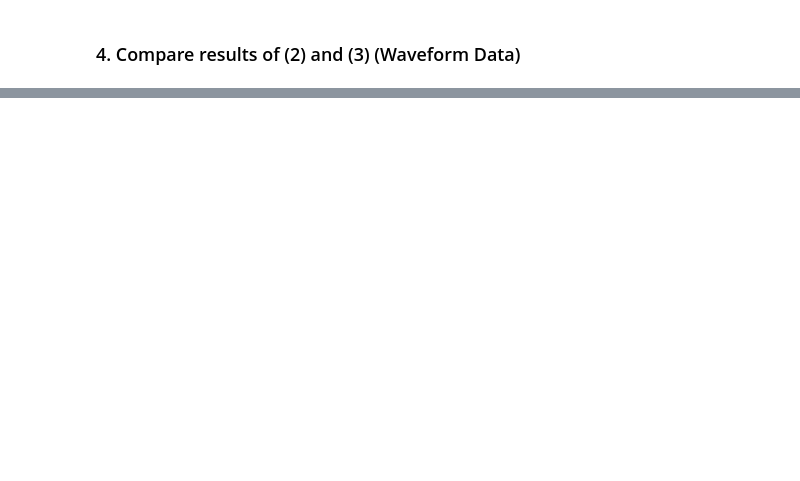
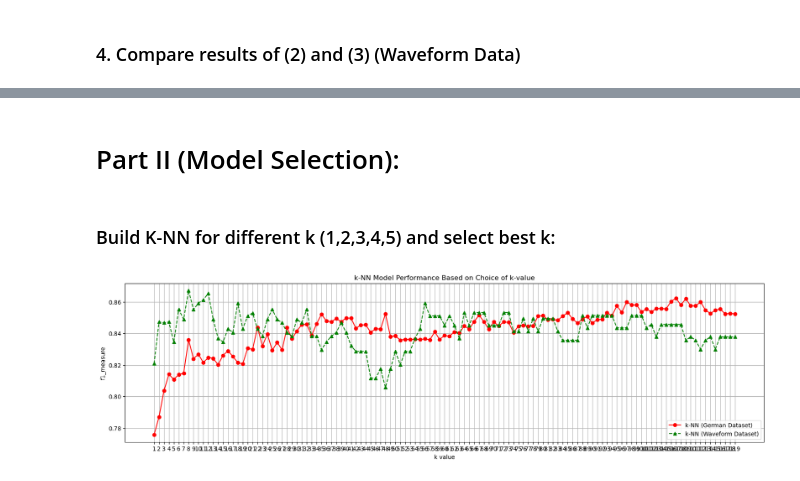
Before and after one commit to Syed-A-Naqvi/machine_learning, a Jupyter notebook: python_machine_learning/classification/k-NN/k-NN-classification.ipynb, the cells around one changed output, grey strips where cells are left out. Drawn from its saved outputs; the diff is of its cells as text; code cells hidden in the pictures; blank space fills up the shorter version.

```diff
--- a/python_machine_learning/classification/k-NN/k-NN-classification.ipynb
+++ b/python_machine_learning/classification/k-NN/k-NN-classification.ipynb
@@ -464,0 +465,45 @@ plt.show()
+# %% [markdown]
+# Part II (Model Selection):
+# %% [markdown]
+### Build K-NN for different k (1,2,3,4,5) and select best k:
+# %%
+K = np.arange(1,120)
+f_measures_k_NN_g = np.array([])
+f_measures_k_NN_w = np.array([])
+
+g_X_train, g_X_test, g_Y_train, g_Y_test = train_test_split(german_data_X_k_NN, german_data_Y,
+                                                            test_size=0.1, shuffle=True,
+                                                            stratify=german_data_Y['class'].to_numpy())
+g_X_train, g_X_valid, g_Y_train, g_Y_valid = train_test_split(g_X_train, g_Y_train,
+                                                              test_size=0.1, shuffle=True,
+                                                              stratify=g_Y_train['class'].to_numpy())
+w_X_train, w_X_test, w_Y_train, w_Y_test = train_test_split(waveform_data_X, waveform_data_Y,
+                                                            test_size=0.1, shuffle=True,
+                                                            stratify=waveform_data_Y['class'].to_numpy())
+w_X_train, w_X_valid, w_Y_train, w_Y_valid = train_test_split(w_X_train, w_Y_train,
+                                                              test_size=0.1, shuffle=True,
+                                                              stratify=w_Y_train['class'].to_numpy())
+
+for k in K:
+
+    clf_g = KNeighborsClassifier(n_neighbors=k, metric='minkowski', p=2)
+    clf_g.fit(g_X_train, g_Y_train['class'].to_numpy())
+    g_Y_validPred = clf_g.predict(g_X_valid)
+    f_measures_k_NN_g = np.append(f_measures_k_NN_g, f1_score(g_Y_validPred, g_Y_valid))
+
+    clf_w = KNeighborsClassifier(n_neighbors=k, metric='minkowski', p=2)
+    clf_w.fit(w_X_train, w_Y_train['class'].to_numpy())
+    w_Y_validPred = clf_w.predict(w_X_valid)
+    f_measures_k_NN_w = np.append(f_measures_k_NN_w, f1_score(w_Y_validPred, w_Y_valid, average='macro'))
+
+fig, ax = plt.subplots(figsize=(20,5))
+ax.plot(K, f_measures_k_NN_w, 'ro-', label='k-NN (German Dataset)')
+ax.plot(K, f_measures_k_NN_g, 'g^--', label="k-NN (Waveform Dataset)")
+ax.legend()
+ax.set_xticks(K, labels=[str(x) for x in K])
+ax.set_ylabel('f1_measure')
+ax.set_xlabel('k value')
+ax.set_title('k-NN Model Performance Based on Choice of k-value')
+ax.grid(True)
+# %% [output]
+[figure, added]
```
Also changed, not shown: parts of 8 cells of this notebook, 13 other files.
